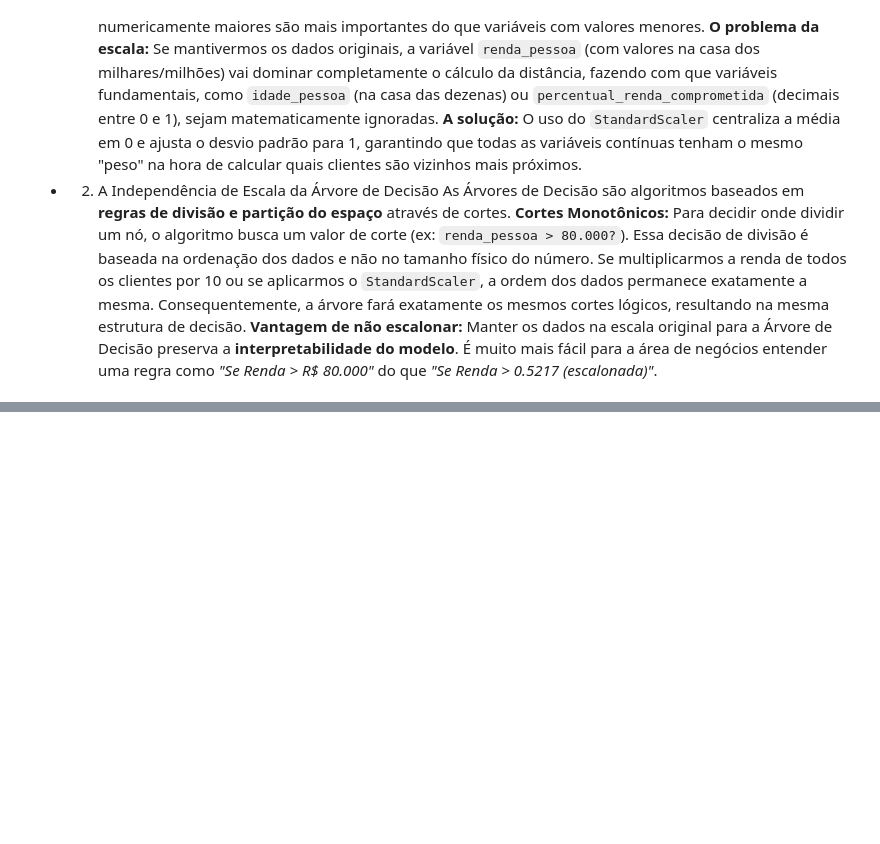
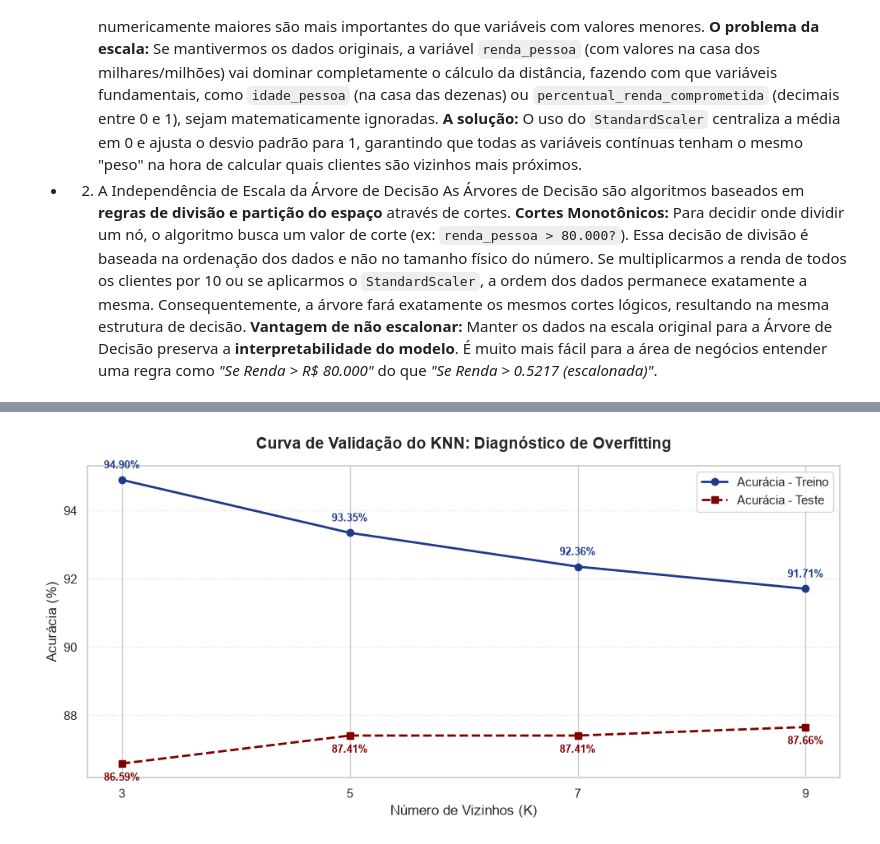
Before and after one commit to Ana-Cravo/credit_risk, a Jupyter notebook: projeto_credit_risk.ipynb, the cells around one changed output, grey strips where cells are left out. Cells and saved outputs as stored; diff of their text form; code cells hidden in the pictures; blank space fills up the shorter version.

```diff
--- a/projeto_credit_risk.ipynb
+++ b/projeto_credit_risk.ipynb
@@ -1132,0 +1195,36 @@ As Árvores de Decisão são algoritmos baseados em **regras de divisão e parti
+# %%
+import matplotlib.pyplot as plt
+
+# 1. Definir os dados
+valores_k = [3, 5, 7, 9]
+acuracia_treino = [94.90, 93.35, 92.36, 91.71]
+acuracia_teste = [86.59, 87.41, 87.41, 87.66]
+
+# 2. Tamanho da figura
+plt.figure(figsize=(10, 5))
+
+# 3. Plotando a linha de Treino (Azul escuro, contínua)
+plt.plot(valores_k, acuracia_treino, marker='o', linestyle='-', linewidth=2, color='#1E3A8A', label='Acurácia - Treino')
+
+# 4. Plotando a linha de Teste (Vinho/Vermelho escuro, tracejada)
+plt.plot(valores_k, acuracia_teste, marker='s', linestyle='--', linewidth=2, color='#800000', label='Acurácia - Teste')
+
+# 5. Adicionando os rótulos com as porcentagens exatas sobre os pontos
+for i, txt in enumerate(acuracia_treino):
+    plt.annotate(f"{txt:.2f}%", (valores_k[i], acuracia_treino[i]), textcoords="offset points", xytext=(0,10), ha='center', fontsize=9, color='#1E3A8A', weight='bold')
+for i, txt in enumerate(acuracia_teste):
+    plt.annotate(f"{txt:.2f}%", (valores_k[i], acuracia_teste[i]), textcoords="offset points", xytext=(0,-15), ha='center', fontsize=9, color='#800000', weight='bold')
+
+# 6. Títulos, legendas e ajustes visuais
+plt.title('Curva de Validação do KNN: Diagnóstico de Overfitting', fontsize=14, fontweight='bold', pad=15)
+plt.xlabel('Número de Vizinhos (K)', fontsize=12)
+plt.ylabel('Acurácia (%)', fontsize=12)
+plt.xticks(valores_k)
+plt.grid(axis='y', linestyle=':', alpha=0.6)
+plt.legend(fontsize=11, loc='best')
+
+# 7. Exibindo o gráfico perfeitamente ajustado
+plt.tight_layout()
+plt.show()
+# %% [output]
+[figure, added]
```
Also changed, not shown: parts of 10 cells of this notebook.
